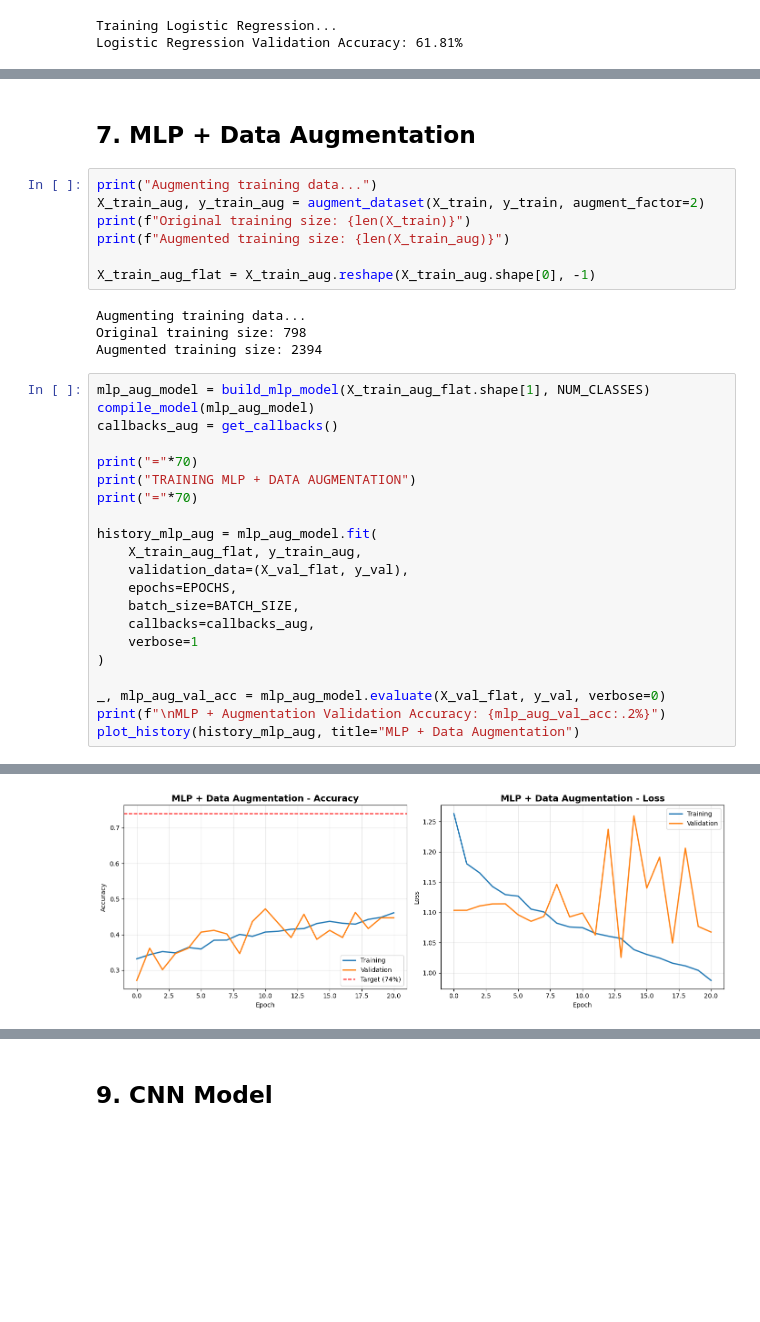
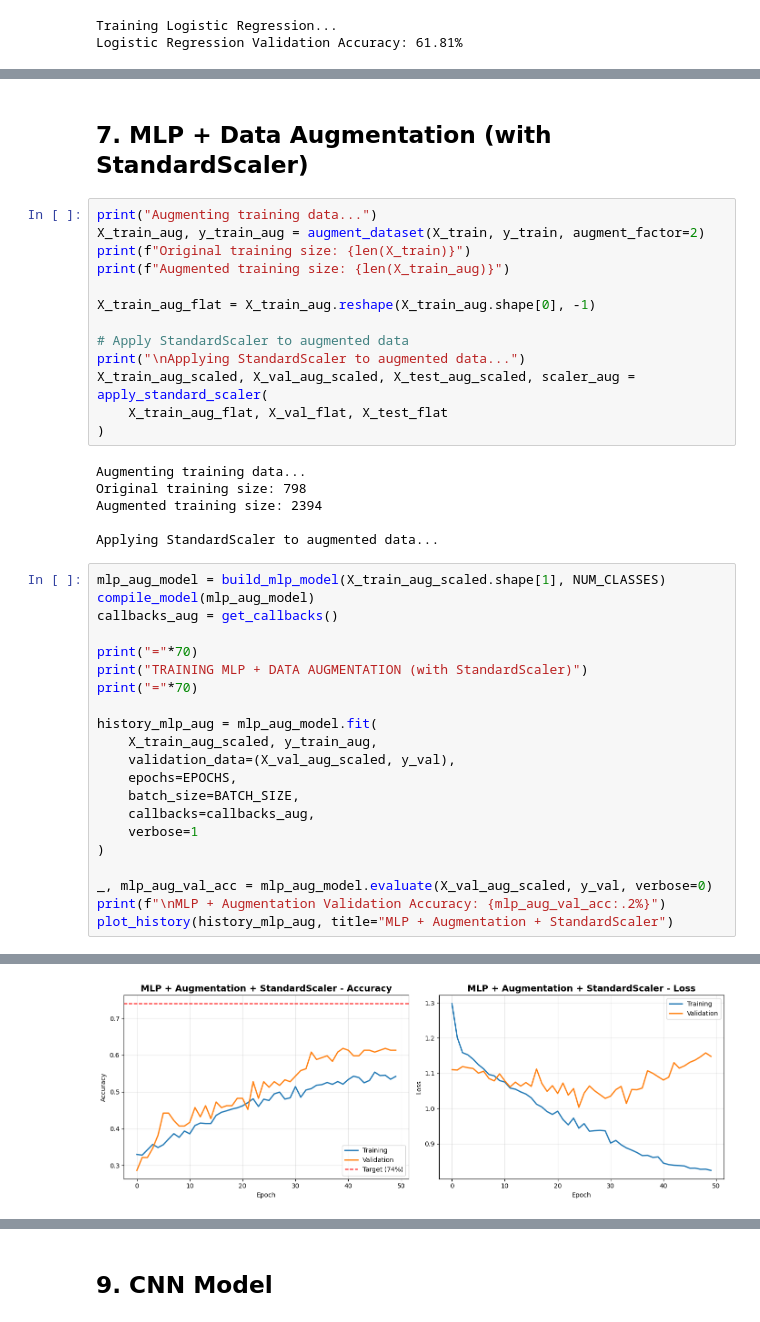
Before and after one commit to arberzylyftari/rps-project, a Jupyter notebook: notebooks/RockPaperScissors_FFNN.ipynb, the cells around one changed output, grey strips where cells are left out. Saved outputs shown, nothing was run; the diff lists cells and outputs as text; blank space fills up the shorter version.

```diff
--- a/notebooks/RockPaperScissors_FFNN.ipynb
+++ b/notebooks/RockPaperScissors_FFNN.ipynb
@@ -273,5 +273,5 @@ Best val accuracy: 64.32% at epoch 29
 # %% [markdown]
-## 7. MLP + Data Augmentation
+## 7. MLP + Data Augmentation (with StandardScaler)
 # %%
 print("Augmenting training data...")
 X_train_aug, y_train_aug = augment_dataset(X_train, y_train, augment_factor=2)
@@ -279,30 +279,38 @@ print(f"Original training size: {len(X_train)}")
 print(f"Augmented training size: {len(X_train_aug)}")
 
 X_train_aug_flat = X_train_aug.reshape(X_train_aug.shape[0], -1)
+
+# Apply StandardScaler to augmented data
+print("\nApplying StandardScaler to augmented data...")
+X_train_aug_scaled, X_val_aug_scaled, X_test_aug_scaled, scaler_aug = apply_standard_scaler(
+    X_train_aug_flat, X_val_flat, X_test_flat
+)
 # %% [output]
 Augmenting training data...
 Original training size: 798
 Augmented training size: 2394
+
+Applying StandardScaler to augmented data...
 # %%
-mlp_aug_model = build_mlp_model(X_train_aug_flat.shape[1], NUM_CLASSES)
+mlp_aug_model = build_mlp_model(X_train_aug_scaled.shape[1], NUM_CLASSES)
 compile_model(mlp_aug_model)
 callbacks_aug = get_callbacks()
 
 print("="*70)
-print("TRAINING MLP + DATA AUGMENTATION")
+print("TRAINING MLP + DATA AUGMENTATION (with StandardScaler)")
 print("="*70)
 
 history_mlp_aug = mlp_aug_model.fit(
-    X_train_aug_flat, y_train_aug,
-    validation_data=(X_val_flat, y_val),
+    X_train_aug_scaled, y_train_aug,
+    validation_data=(X_val_aug_scaled, y_val),
     epochs=EPOCHS,
     batch_size=BATCH_SIZE,
     callbacks=callbacks_aug,
     verbose=1
 )
 
-_, mlp_aug_val_acc = mlp_aug_model.evaluate(X_val_flat, y_val, verbose=0)
+_, mlp_aug_val_acc = mlp_aug_model.evaluate(X_val_aug_scaled, y_val, verbose=0)
 print(f"\nMLP + Augmentation Validation Accuracy: {mlp_aug_val_acc:.2%}")
-plot_history(history_mlp_aug, title="MLP + Data Augmentation")
+plot_history(history_mlp_aug, title="MLP + Augmentation + StandardScaler")
 # %% [output]
 ======================================================================
@@ -325 +333 @@ MLP + Augmentation Validation Accuracy: 47.24%
-[figure, old version]
+[figure, new version]
```
Also changed, not shown: parts of 16 cells of this notebook, 2 other files.
